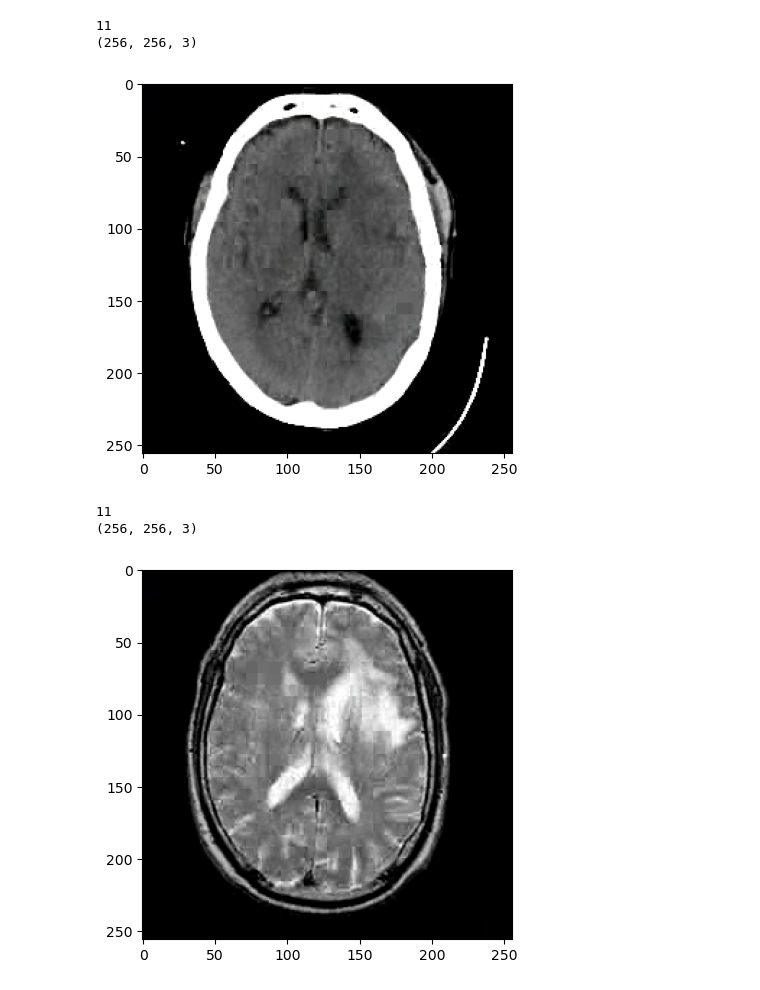
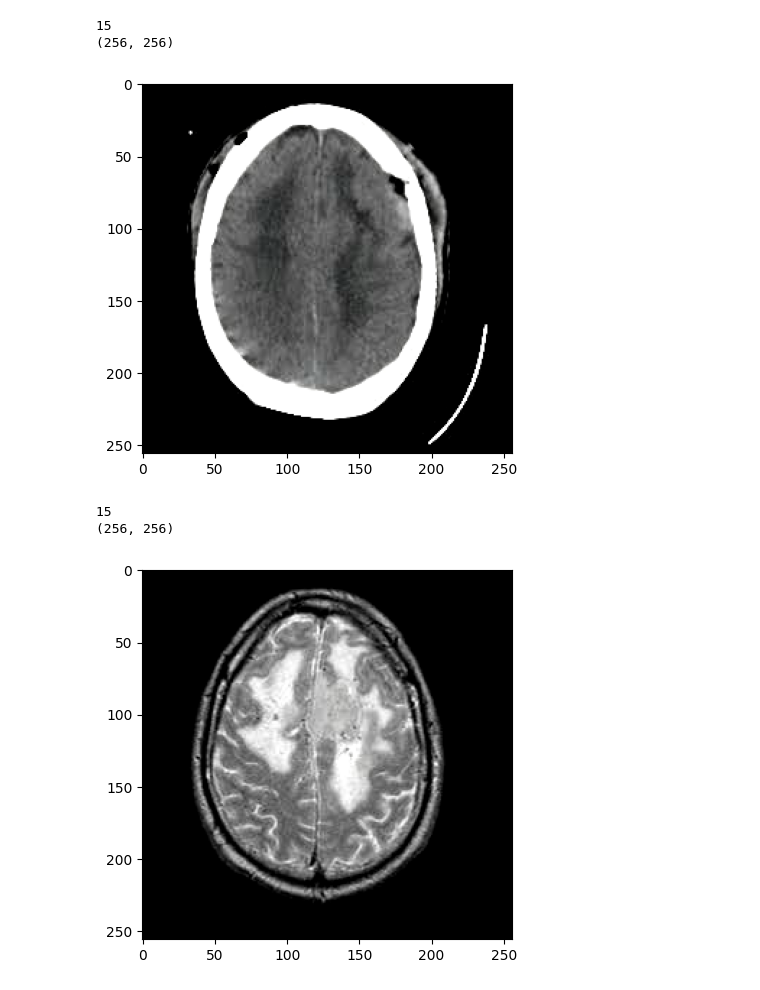
Before and after one commit to MILK-BIOS/SAM-based-CT-MRI-Fusion, a Jupyter notebook: test.ipynb, the cells around one changed output. Cells and saved outputs as stored; diff of their text form; code cells hidden in the pictures.

```diff
--- a/test.ipynb
+++ b/test.ipynb
@@ -7,9 +7,9 @@ from segment_anything.dataloader import MedicalDataset
 from segment_anything.utils import ContrasiveStructureLoss
 from torchvision.transforms import transforms
 # %%
-sliceimg = 11
+sliceimg = 15
 num_classes = 3
-device = 'cuda:2'
+device = 'cuda:0'
 # %%
 cap = cv2.VideoCapture('./dataset/Neoplastic_Disease/Meningioma/CT/spatial.mpg')
 n = 0
@@ -21,26 +21,26 @@ while cap.isOpened():
 print(n)
 CT = cap.read()[1]
 plt.imshow(CT)
-image = cv2.cvtColor(CT, cv2.COLOR_BGR2RGB)
+CT = cv2.cvtColor(CT, cv2.COLOR_BGR2GRAY)
 print(CT.shape)
 # %% [output]
-11
-(256, 256, 3)
+15
+(256, 256)
-[figure, old version]
+[figure, new version]
 # %%
 cap = cv2.VideoCapture('./dataset/Neoplastic_Disease/Meningioma/MR-T2/spatial.mpg')
 n = 0
 while cap.isOpened():
     ret, frame = cap.read()
     n += 1
     if not ret or n == sliceimg:
         break
 print(n)
 MRI = cap.read()[1]
 plt.imshow(MRI)
-image = cv2.cvtColor(MRI, cv2.COLOR_BGR2RGB)
+MRI = cv2.cvtColor(MRI, cv2.COLOR_BGR2GRAY)
 print(MRI.shape)
 # %% [output]
-11
-(256, 256, 3)
+15
+(256, 256)
-[figure, old version]
+[figure, new version]
```
Also changed, not shown: parts of 10 cells of this notebook, 12 other files.
